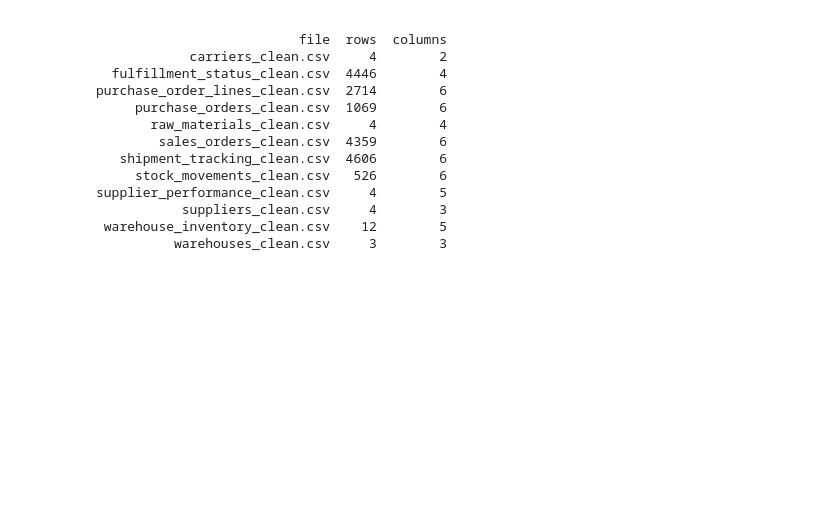
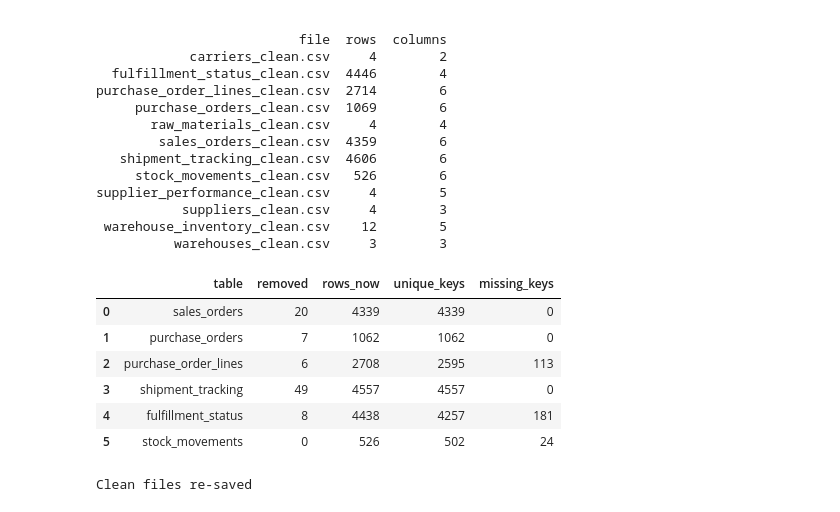
Before and after one commit to RakhiMete/supply-chain-inventory-analytics, a Jupyter notebook: notebooks/01_load_and_explore.ipynb, the cells around one changed output. Drawn from its saved outputs; the diff is of its cells as text; code cells hidden in the pictures; blank space fills up the shorter version.

```diff
--- a/notebooks/01_load_and_explore.ipynb
+++ b/notebooks/01_load_and_explore.ipynb
@@ -385,3 +386,36 @@ supplier_performance_clean.csv     4        5
            suppliers_clean.csv     4        3
  warehouse_inventory_clean.csv    12        5
           warehouses_clean.csv     3        3
+# %%
+def dedupe(name, key):
+    d = clean[name]
+    before = len(d)
+    repeated_key = d[key].notna() & d.duplicated(subset=[key], keep="first")
+    d = d[~repeated_key].drop_duplicates().reset_index(drop=True)
+    clean[name] = d
+    return before - len(d)
+
+keys = {"sales_orders": "SalesOrderID", "purchase_orders": "PO_ID",
+        "purchase_order_lines": "POLineID", "shipment_tracking": "ShipmentID",
+        "fulfillment_status": "FulfillmentID", "stock_movements": "MovementID"}
+
+rows = []
+for name, key in keys.items():
+    removed = dedupe(name, key)
+    d = clean[name]
+    rows.append({"table": name, "removed": removed, "rows_now": len(d),
+                 "unique_keys": d[key].nunique(), "missing_keys": int(d[key].isna().sum())})
+display(pd.DataFrame(rows))
+
+for name, d in clean.items():
+    d.to_csv(f"../data/clean/{name}_clean.csv", index=False)
+print("Clean files re-saved")
+# %% [output]
+|  | table | removed | rows_now | unique_keys | missing_keys |
+| 0 | sales_orders | 20 | 4339 | 4339 | 0 |
+| 1 | purchase_orders | 7 | 1062 | 1062 | 0 |
+| 2 | purchase_order_lines | 6 | 2708 | 2595 | 113 |
+| 3 | shipment_tracking | 49 | 4557 | 4557 | 0 |
+| 4 | fulfillment_status | 8 | 4438 | 4257 | 181 |
+| 5 | stock_movements | 0 | 526 | 502 | 24 |
+Clean files re-saved
```
Also changed, not shown: parts of 3 cells of this notebook, 5 other files.
